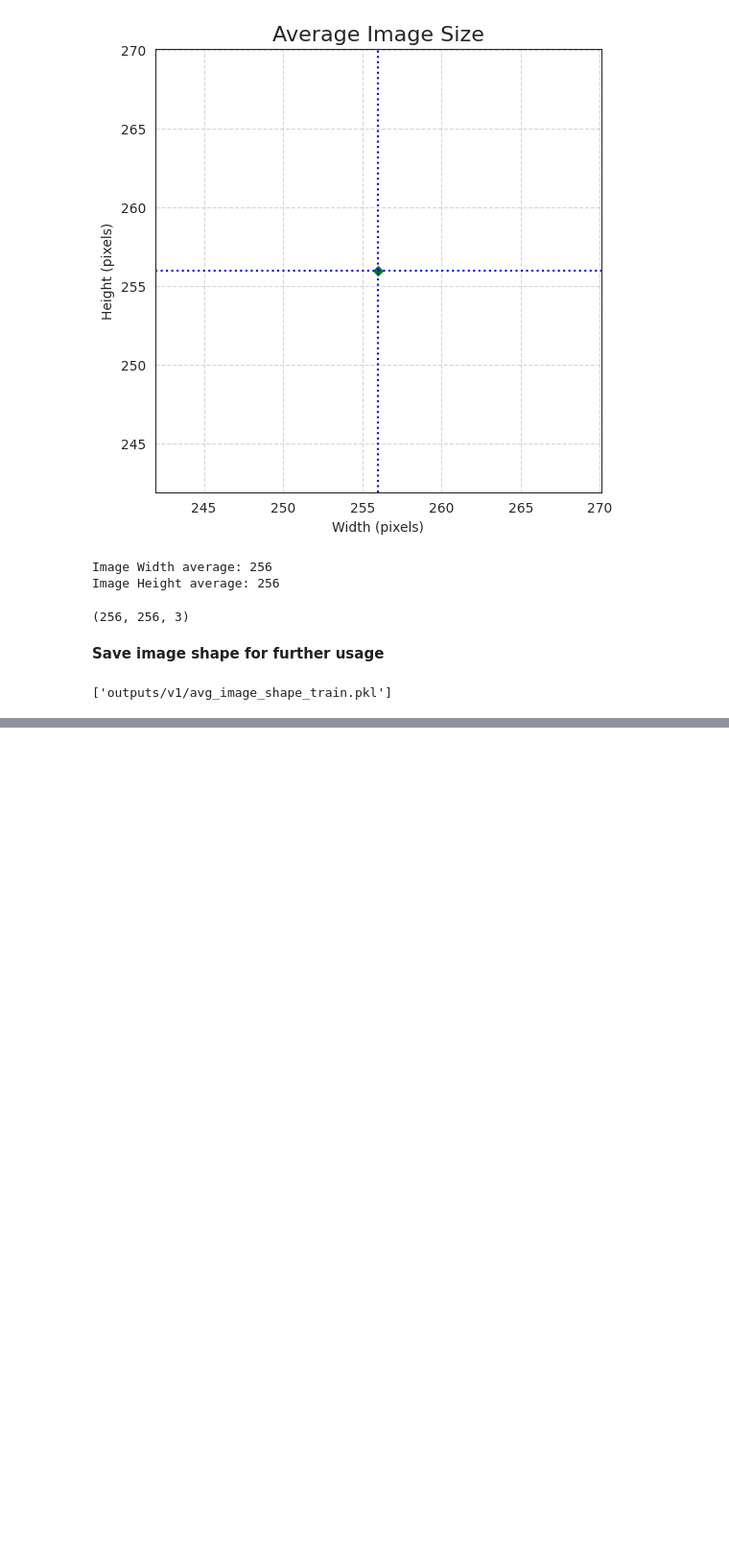
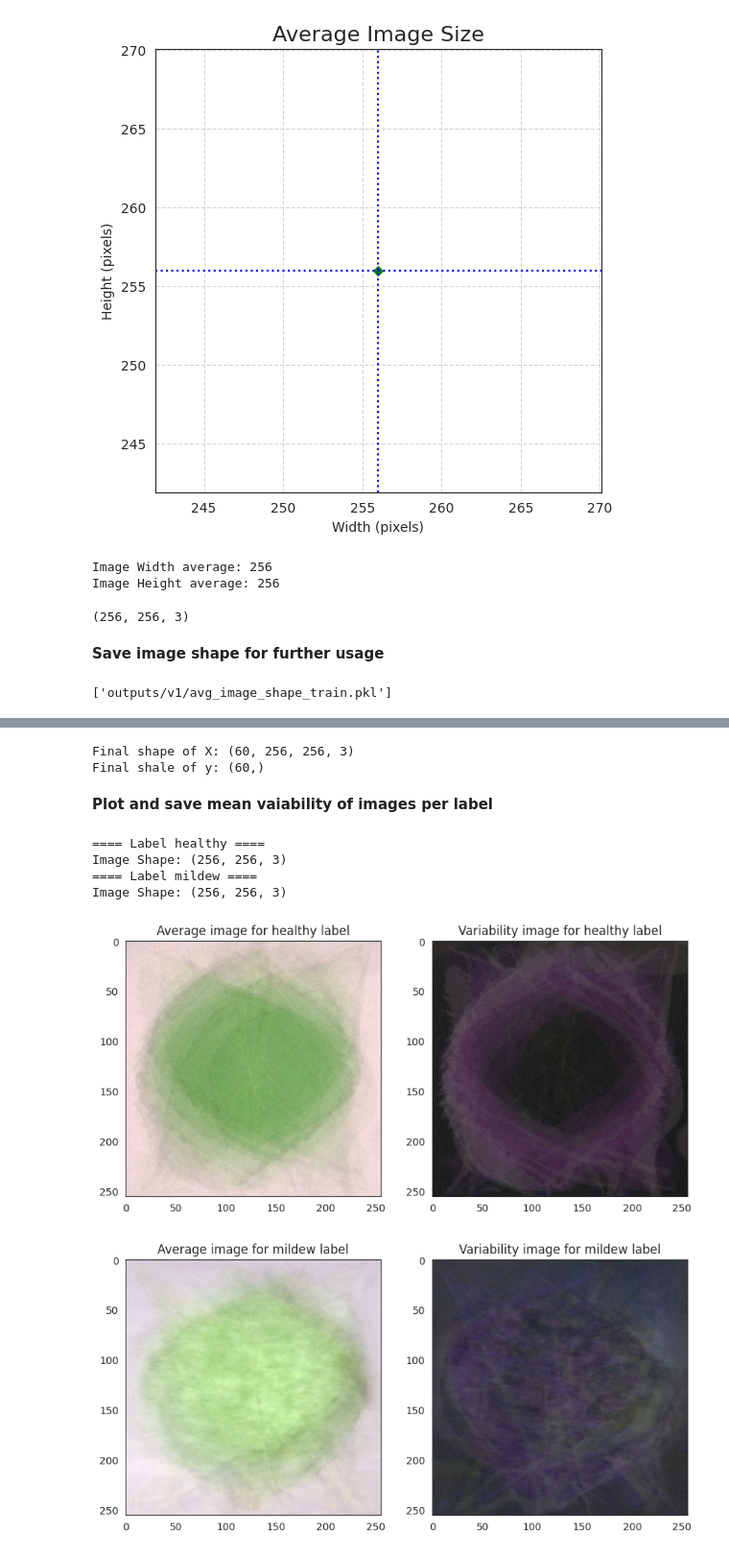
Before and after one commit to NixTS/ml-mildew-detection-in-cherry-leaves, a Jupyter notebook: jupyter_notebooks/nb-2_data_visualization.ipynb, the cells around one changed output, grey strips where cells are left out. Shown: that part at 96% size. Saved outputs shown, nothing was run; the diff lists cells and outputs as text; code cells hidden in the pictures; blank space fills up the shorter version.

Commit message:
Add plot and save mean variability of images

```diff
--- a/jupyter_notebooks/nb-2_data_visualization.ipynb
+++ b/jupyter_notebooks/nb-2_data_visualization.ipynb
@@ -49,10 +49,10 @@ current_dir
 # %% [markdown]
 **Set Input Directory**
 # %%
-data_dir= 'input/cherry-leaves'
-train_path = data_dir + '/train'
-val_path = data_dir + '/validation'
-test_path = data_dir + '/test'
+dataset_dir= 'input/cherry-leaves'
+train_path = dataset_dir + '/train'
+val_path = dataset_dir + '/validation'
+test_path = dataset_dir + '/test'
 print(f"Train Set Path: {train_path}")
 print(f"Validation Set Path: {val_path}")
 print(f"Test Set Path: {test_path}")
@@ -144,0 +192,11 @@ joblib.dump(value=image_shape, filename=f"{file_path}/avg_image_shape_train.pkl"
+# %%
+X, y = load_image_as_array(dataset_dir=train_path,
+                           new_size=image_shape,
+                           n_images_per_label=30)
+print("Final shape of X:", X.shape)
+print("Final shale of y:", y.shape)
+# %% [output]
+Final shape of X: (60, 256, 256, 3)
+Final shale of y: (60,)
+# %% [markdown]
+**Plot and save mean vaiability of images per label**
@@ -144,0 +250,9 @@ joblib.dump(value=image_shape, filename=f"{file_path}/avg_image_shape_train.pkl"
+# %%
+plot_avg_variability_per_labels(X=X, y=y, figsize=(10, 5), save_image=True)
+# %% [output]
+==== Label healthy ====
+Image Shape: (256, 256, 3)
+==== Label mildew ====
+Image Shape: (256, 256, 3)
+[figure, added]
+[figure, added]
```
Also changed, not shown: parts of 6 cells of this notebook, 2 other files.
